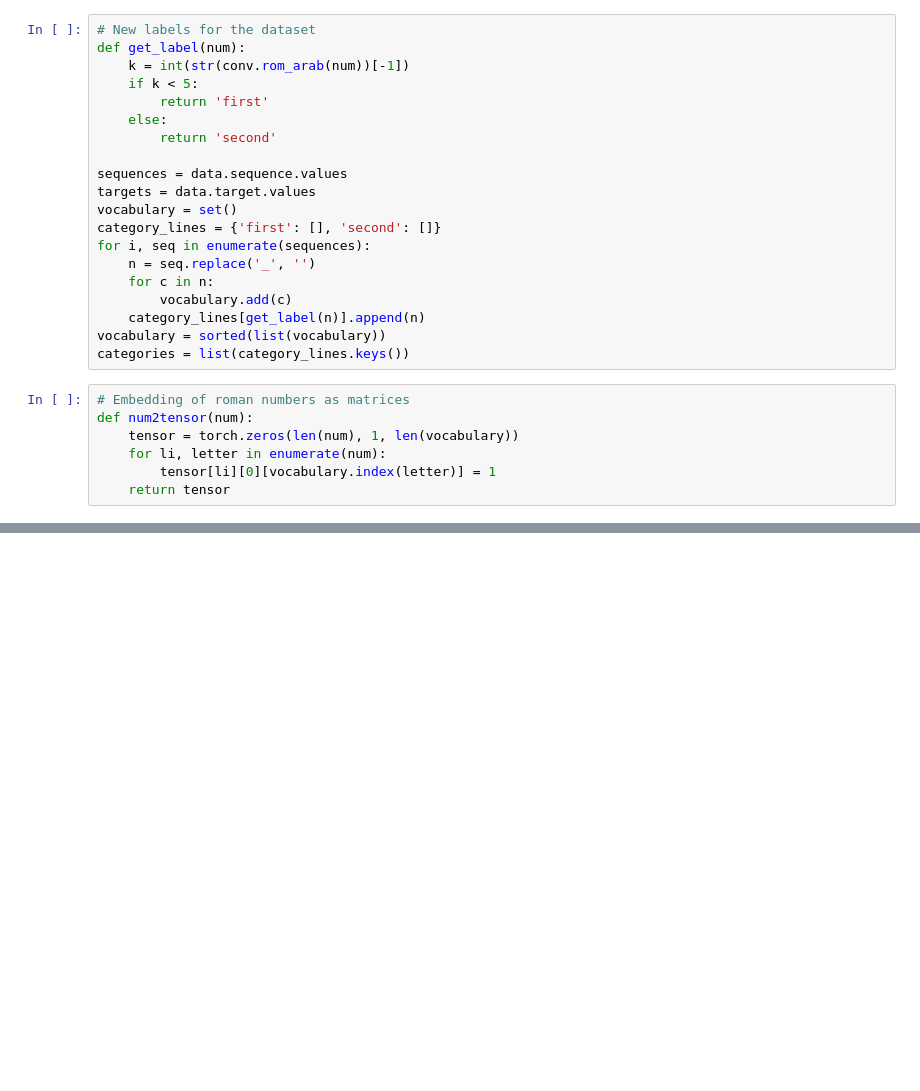
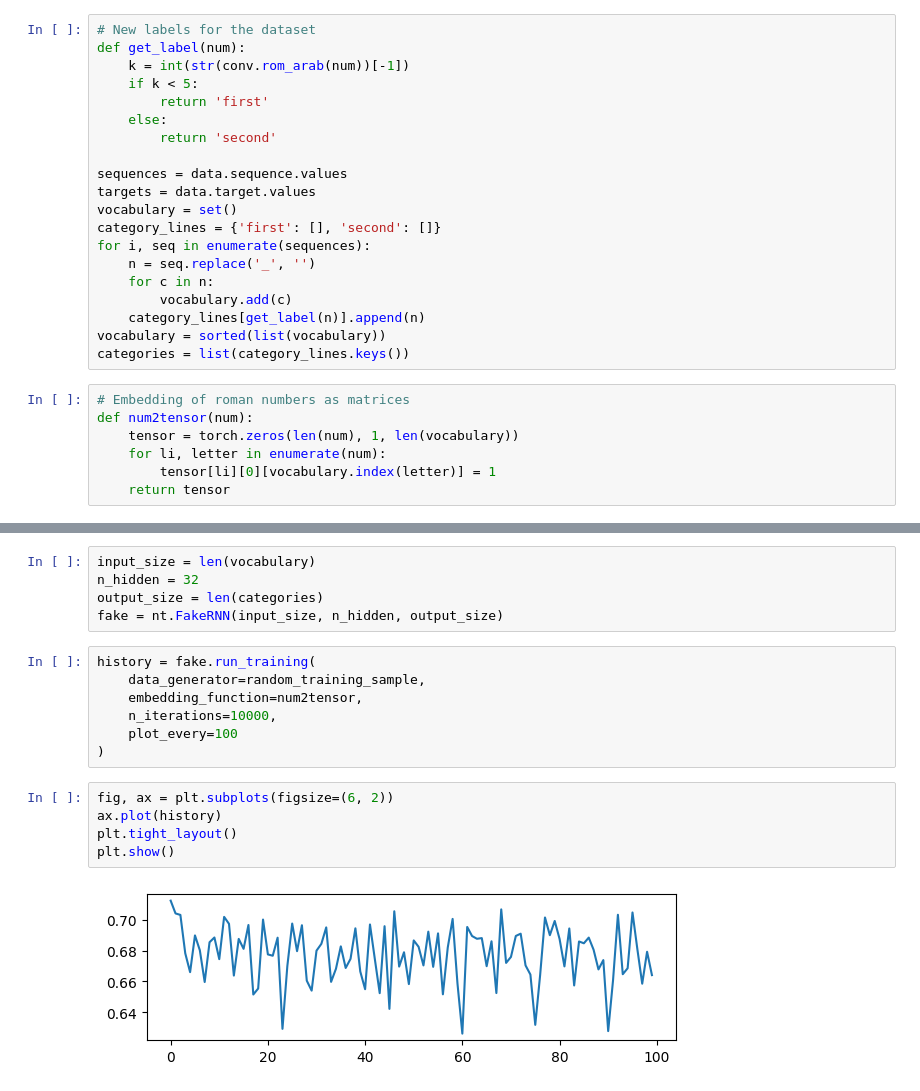
Before and after one commit to Filippo-Corti/NaturalLanguageProcessing, a Jupyter notebook: 4.1-sequence-classification.ipynb, the cells around one changed output, grey strips where cells are left out. Cells and saved outputs as stored; diff of their text form; blank space fills up the shorter version.

```diff
--- a/4.1-sequence-classification.ipynb
+++ b/4.1-sequence-classification.ipynb
@@ -42,0 +156,19 @@ def num2tensor(num):
+# %%
+input_size = len(vocabulary)
+n_hidden = 32
+output_size = len(categories)
+fake = nt.FakeRNN(input_size, n_hidden, output_size)
+# %%
+history = fake.run_training(
+    data_generator=random_training_sample,
+    embedding_function=num2tensor,
+    n_iterations=10000,
+    plot_every=100
+)
+# %%
+fig, ax = plt.subplots(figsize=(6, 2))
+ax.plot(history)
+plt.tight_layout()
+plt.show()
+# %% [output]
+[figure, added]
```
Also changed, not shown: parts of 20 cells of this notebook.
